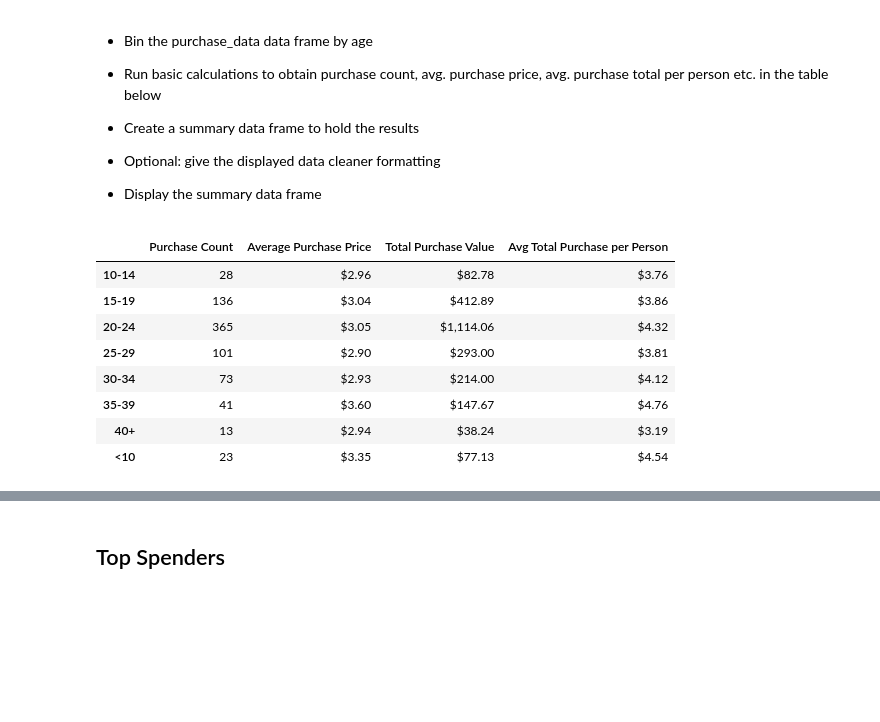
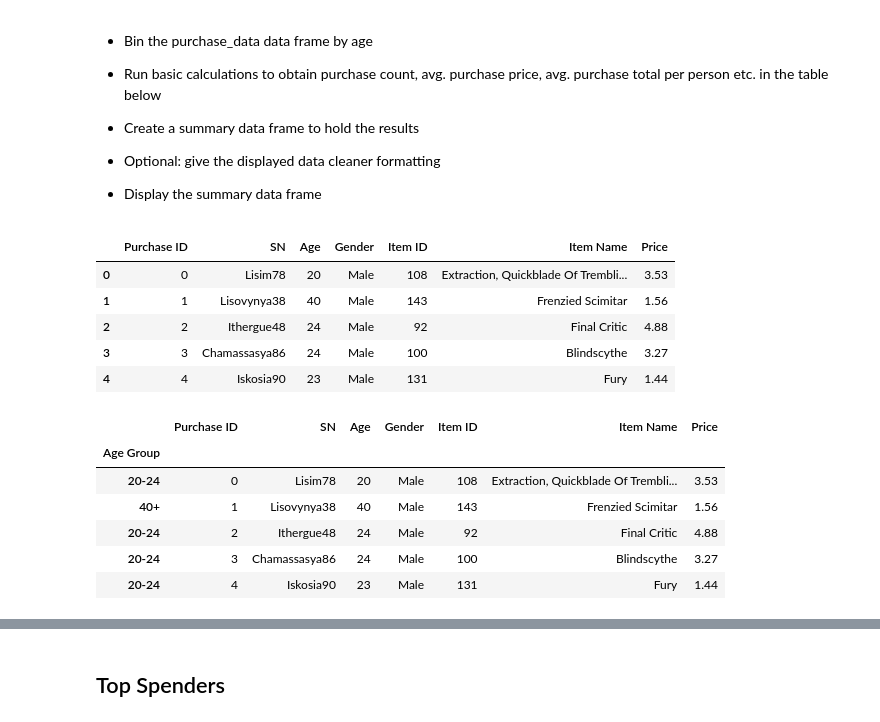
Before and after one commit to bradmendolla/Heroes-of-Pymoli, a Jupyter notebook: HeroesOfPymoli/HeroesOfPymoli_starter-Copy1.ipynb, the cells around one changed output, grey strips where cells are left out. Saved outputs shown, nothing was run; the diff lists cells and outputs as text; code cells hidden in the pictures; blank space fills up the shorter version.

```diff
--- a/HeroesOfPymoli/HeroesOfPymoli_starter-Copy1.ipynb
+++ b/HeroesOfPymoli/HeroesOfPymoli_starter-Copy1.ipynb
@@ -228,5 +215,11 @@ purchase_by_gender.round(2)
 #define bins
 bins = [0, 9, 14, 19, 24, 29, 34, 39, 100]
 group_names = ["<10", "10-14", '15-19', '20-24', "25-29", '30-34', "35-39", "40+"]
-#cut purchase_data
-purchase_data["Age Group"]= pd.cut(purchase_data["Age"], bins, labels=group_names)
+#cut purchase_dat
+purchase_data["Age Group"]= pd.cut(purchase_data["Age"], bins, labels=group_names, duplicates='drop')
+#drop duplicates for
+no_duplicates_df = purchase_data.drop_duplicates('SN')
+nodup_age_count = no_duplicates_df["Age Group"].value_counts(sort=False).tolist()
+nodup_per = [age/player_count*100 for age in nodup_agecount]
+print(nodup_age_count)
+print(nodup_per)
@@ -252,15 +259,32 @@ age_counts = purchase_data["Age Group"].value_counts(sort=False).tolist()
 
 
 * Display the summary data frame
+# %%
+purchase_data.head()
+# %% [output]
+|  | Purchase ID | SN | Age | Gender | Item ID | Item Name | Price |
+| 0 | 0 | Lisim78 | 20 | Male | 108 | Extraction, Quickblade Of Trembli... | 3.53 |
+| 1 | 1 | Lisovynya38 | 40 | Male | 143 | Frenzied Scimitar | 1.56 |
+| 2 | 2 | Ithergue48 | 24 | Male | 92 | Final Critic | 4.88 |
+| 3 | 3 | Chamassasya86 | 24 | Male | 100 | Blindscythe | 3.27 |
+| 4 | 4 | Iskosia90 | 23 | Male | 131 | Fury | 1.44 |
+# %%
+#define bins
+bins = [0, 9, 14, 19, 24, 29, 34, 39, 100]
+group_names = ["<10", "10-14", '15-19', '20-24', "25-29", '30-34', "35-39", "40+"]
+#cut purchase_data
+purchase_data["Age Group"]= pd.cut(purchase_data["Age"], bins, labels=group_names)
 # %%
-age_counts = purchase_data["Age Group"].value_counts(sort=False).tolist()
+#index by age group
+by_age = purchase_data.set_index("Age Group")
+age_count = purchase_data["Age Group"].value_counts(sort=False).tolist()
-# %% [output]
-|  | Purchase Count | Average Purchase Price | Total Purchase Value | Avg Total Purchase per Person |
-| 10-14 | 28 | $2.96 | $82.78 | $3.76 |
-| 15-19 | 136 | $3.04 | $412.89 | $3.86 |
-| 20-24 | 365 | $3.05 | $1,114.06 | $4.32 |
-| 25-29 | 101 | $2.90 | $293.00 | $3.81 |
-| 30-34 | 73 | $2.93 | $214.00 | $4.12 |
-| 35-39 | 41 | $3.60 | $147.67 | $4.76 |
-| 40+ | 13 | $2.94 | $38.24 | $3.19 |
-| <10 | 23 | $3.35 | $77.13 | $4.54 |
+# %%
+by_age.head()
+# %% [output]
+|  | Purchase ID | SN | Age | Gender | Item ID | Item Name | Price |
+| Age Group |  |  |  |  |  |  |  |
+| 20-24 | 0 | Lisim78 | 20 | Male | 108 | Extraction, Quickblade Of Trembli... | 3.53 |
+| 40+ | 1 | Lisovynya38 | 40 | Male | 143 | Frenzied Scimitar | 1.56 |
+| 20-24 | 2 | Ithergue48 | 24 | Male | 92 | Final Critic | 4.88 |
+| 20-24 | 3 | Chamassasya86 | 24 | Male | 100 | Blindscythe | 3.27 |
+| 20-24 | 4 | Iskosia90 | 23 | Male | 131 | Fury | 1.44 |
```
Also changed, not shown: parts of 14 cells of this notebook.
